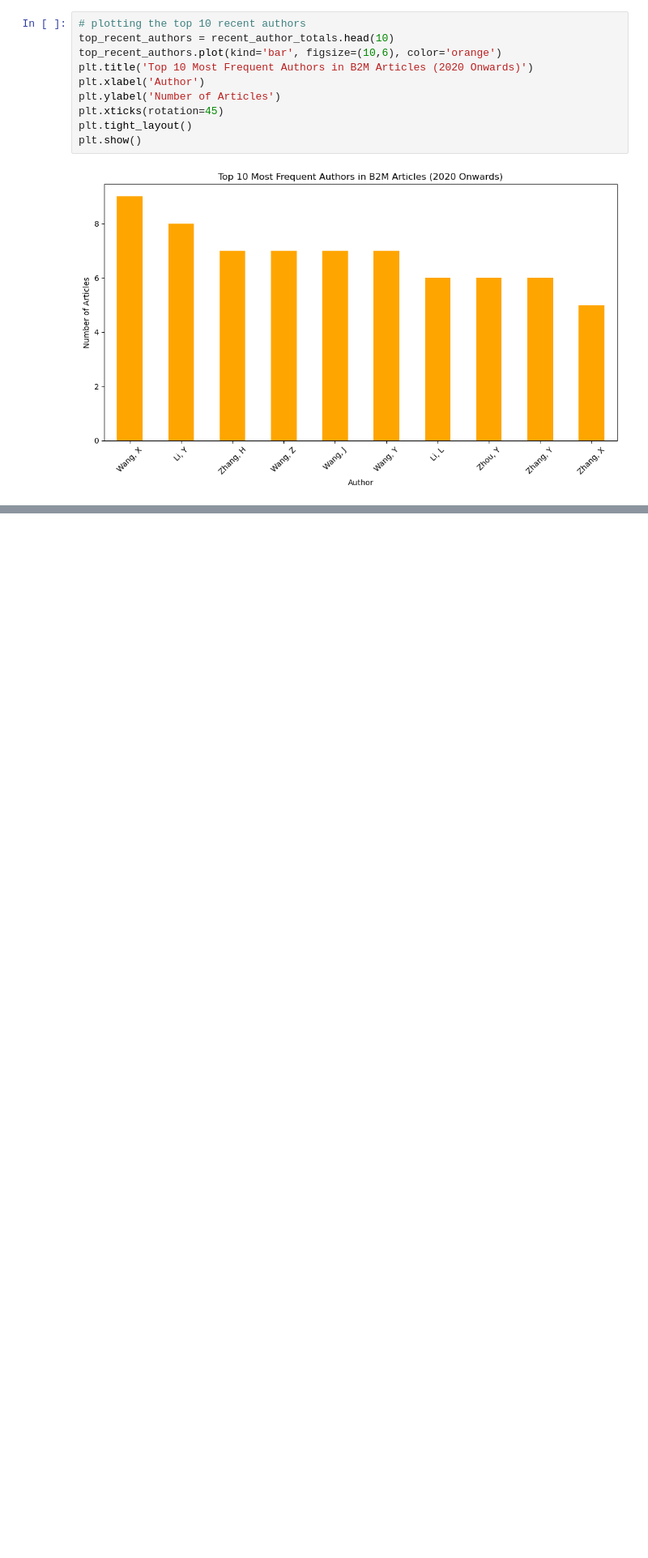
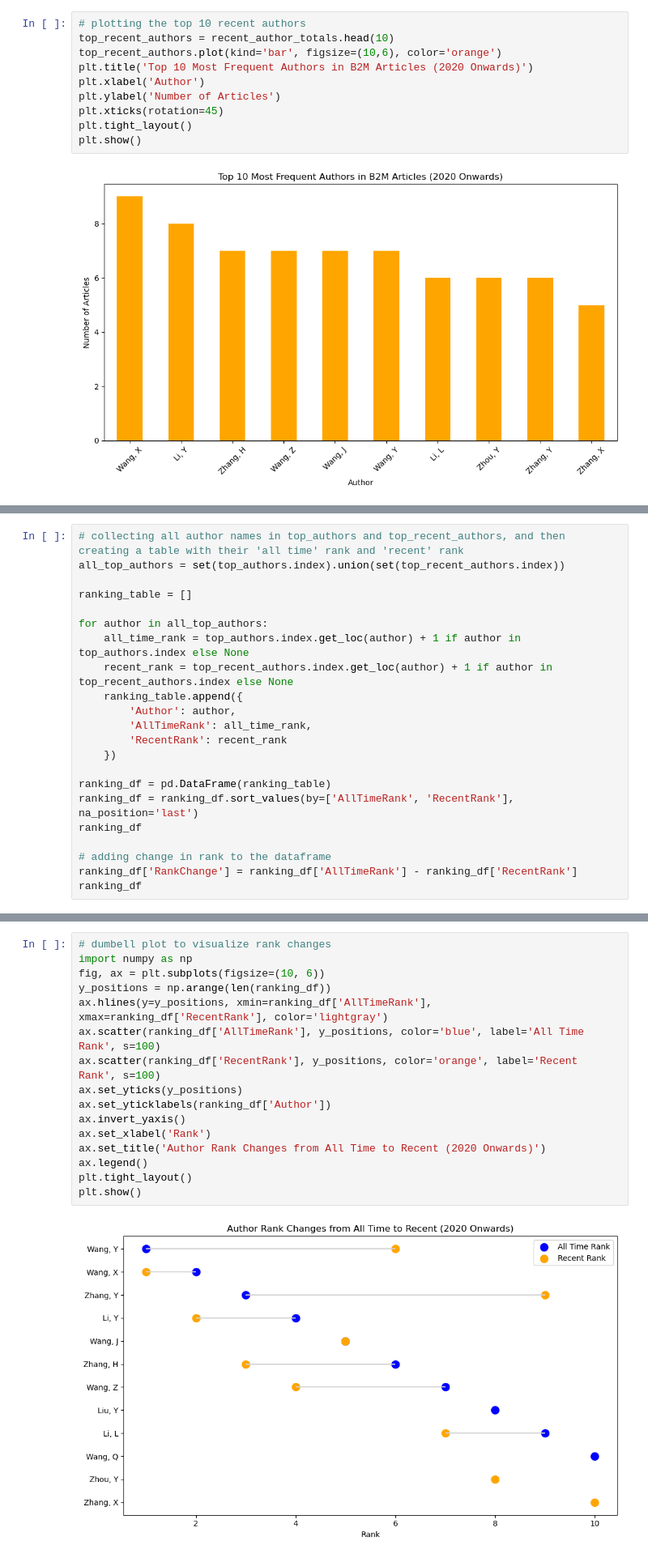
Before and after one commit to LillWawrence/consulting_skills_exam, a Jupyter notebook: will.ipynb, the cells around one changed output, grey strips where cells are left out. Shown at 81% size. Drawn from its saved outputs; the diff is of its cells as text; blank space fills up the shorter version.

Commit message:
Added first fraft dumbell plot and bar plot of ranking changes for all-time vs 2020-onwards.

```diff
--- a/will.ipynb
+++ b/will.ipynb
@@ -188,0 +199,22 @@ plt.show()
+# %%
+# collecting all author names in top_authors and top_recent_authors, and then creating a table with their 'all time' rank and 'recent' rank
+all_top_authors = set(top_authors.index).union(set(top_recent_authors.index))
+
+ranking_table = []
+
+for author in all_top_authors:
+    all_time_rank = top_authors.index.get_loc(author) + 1 if author in top_authors.index else None
+    recent_rank = top_recent_authors.index.get_loc(author) + 1 if author in top_recent_authors.index else None
+    ranking_table.append({
+        'Author': author,
+        'AllTimeRank': all_time_rank,
+        'RecentRank': recent_rank
+    })
+
+ranking_df = pd.DataFrame(ranking_table)
+ranking_df = ranking_df.sort_values(by=['AllTimeRank', 'RecentRank'], na_position='last')
+ranking_df
+
+# adding change in rank to the dataframe
+ranking_df['RankChange'] = ranking_df['AllTimeRank'] - ranking_df['RecentRank']
+ranking_df
@@ -188,0 +235,18 @@ plt.show()
+# %%
+# dumbell plot to visualize rank changes
+import numpy as np
+fig, ax = plt.subplots(figsize=(10, 6))
+y_positions = np.arange(len(ranking_df))
+ax.hlines(y=y_positions, xmin=ranking_df['AllTimeRank'], xmax=ranking_df['RecentRank'], color='lightgray')
+ax.scatter(ranking_df['AllTimeRank'], y_positions, color='blue', label='All Time Rank', s=100)
+ax.scatter(ranking_df['RecentRank'], y_positions, color='orange', label='Recent Rank', s=100)
+ax.set_yticks(y_positions)
+ax.set_yticklabels(ranking_df['Author'])
+ax.invert_yaxis()
+ax.set_xlabel('Rank')
+ax.set_title('Author Rank Changes from All Time to Recent (2020 Onwards)')
+ax.legend()
+plt.tight_layout()
+plt.show()
+# %% [output]
+[figure, added]
```
Also changed, not shown: parts of 4 cells of this notebook.
